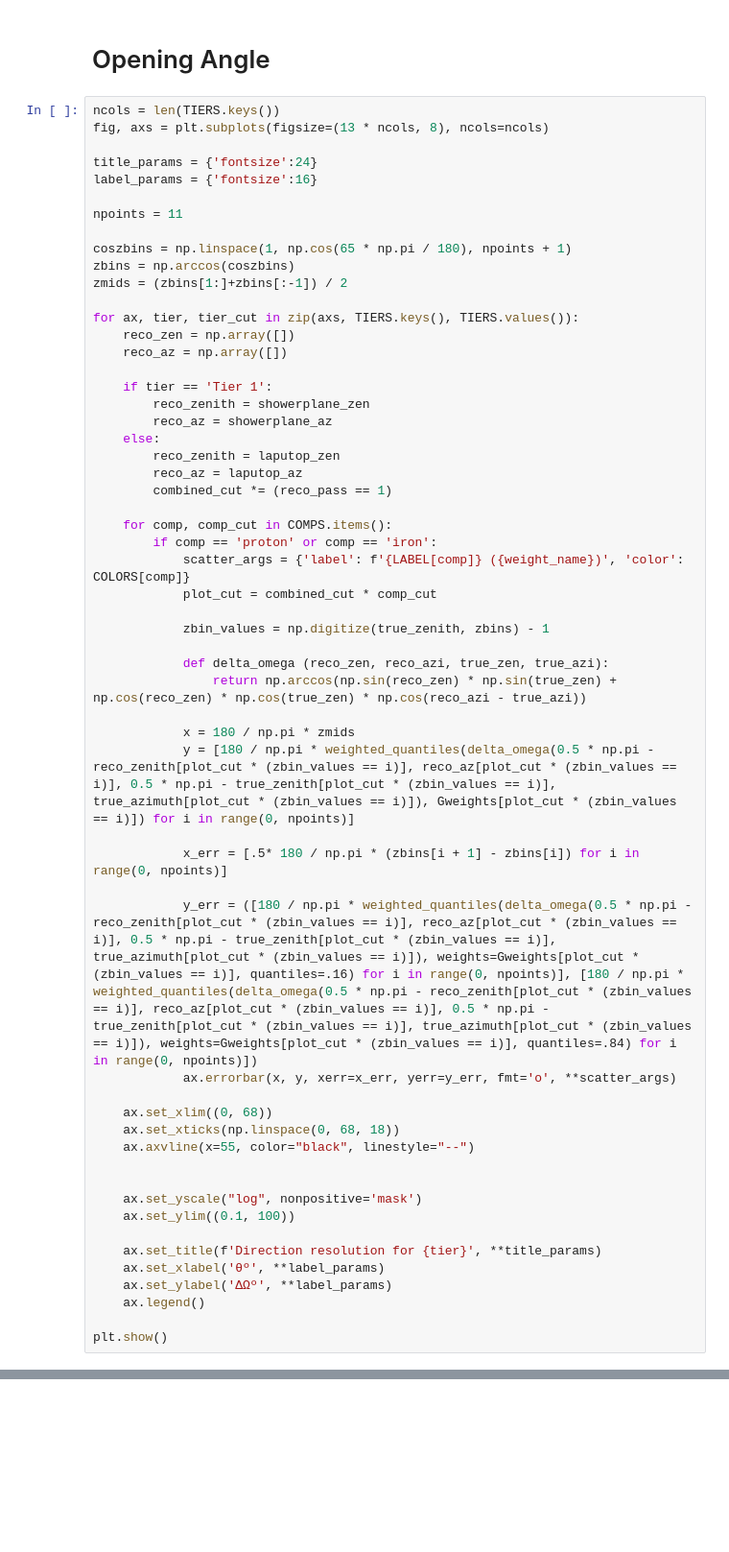
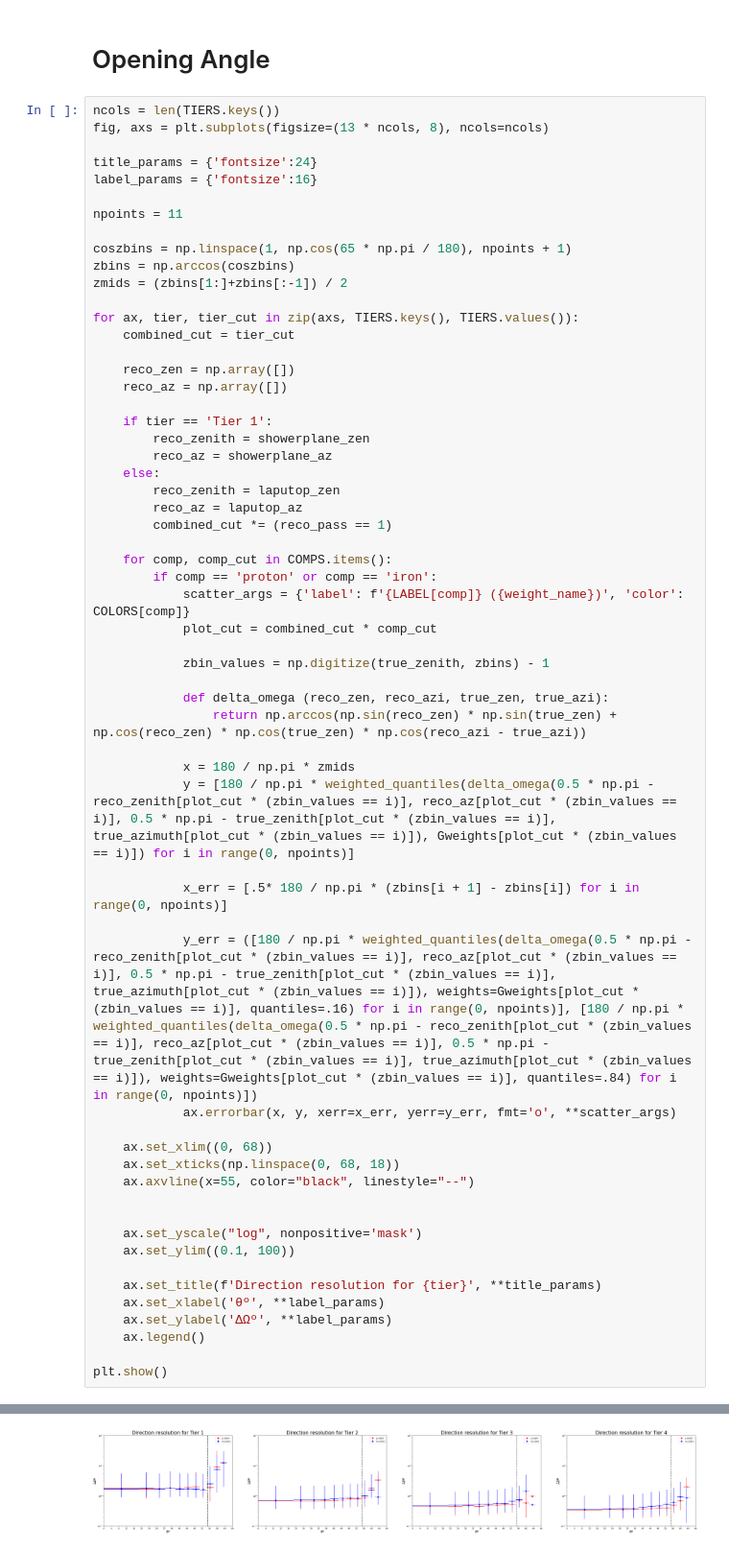
Before and after one commit to fmcnallyi3/it_anisotropy, a Jupyter notebook: rigidity/IceTop_partial_comp_dict.ipynb, the cells around one changed output, grey strips where cells are left out. Shown at 96% size. Saved outputs shown, nothing was run; the diff lists cells and outputs as text; blank space fills up the shorter version.

Commit message:
Missing cut in the opening angle plots

```diff
--- a/rigidity/IceTop_partial_comp_dict.ipynb
+++ b/rigidity/IceTop_partial_comp_dict.ipynb
@@ -730,6 +781,8 @@ zbins = np.arccos(coszbins)
 zmids = (zbins[1:]+zbins[:-1]) / 2
 
 for ax, tier, tier_cut in zip(axs, TIERS.keys(), TIERS.values()):
+    combined_cut = tier_cut
+
     reco_zen = np.array([])
     reco_az = np.array([])
 
@@ -773,3 +826,4 @@ for ax, tier, tier_cut in zip(axs, TIERS.keys(), TIERS.values()):
     ax.legend()
 
 plt.show()
+# %% [output]
@@ -775,0 +834 @@ plt.show()
+[figure, added]
```
Also changed, not shown: parts of 10 cells of this notebook.
